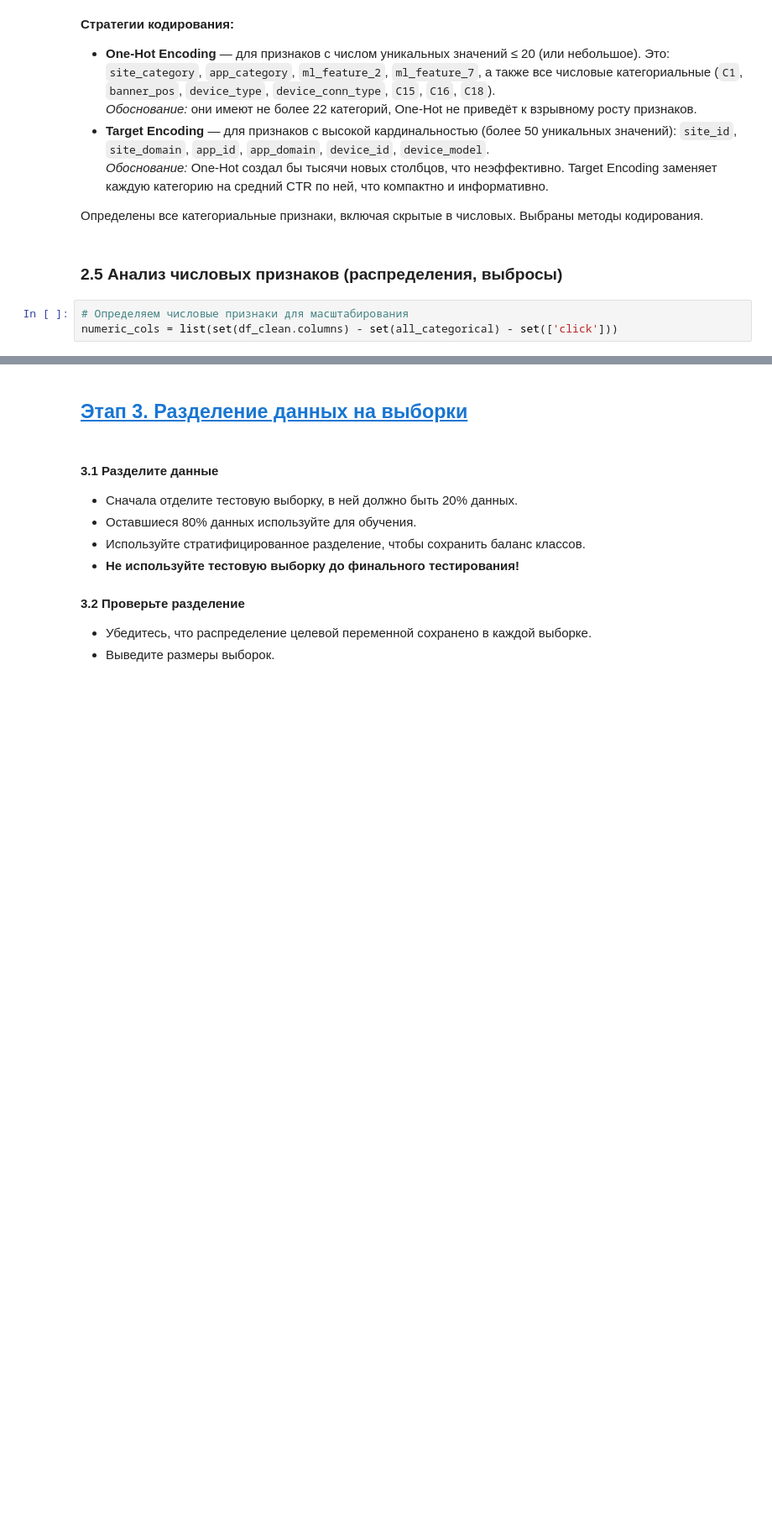
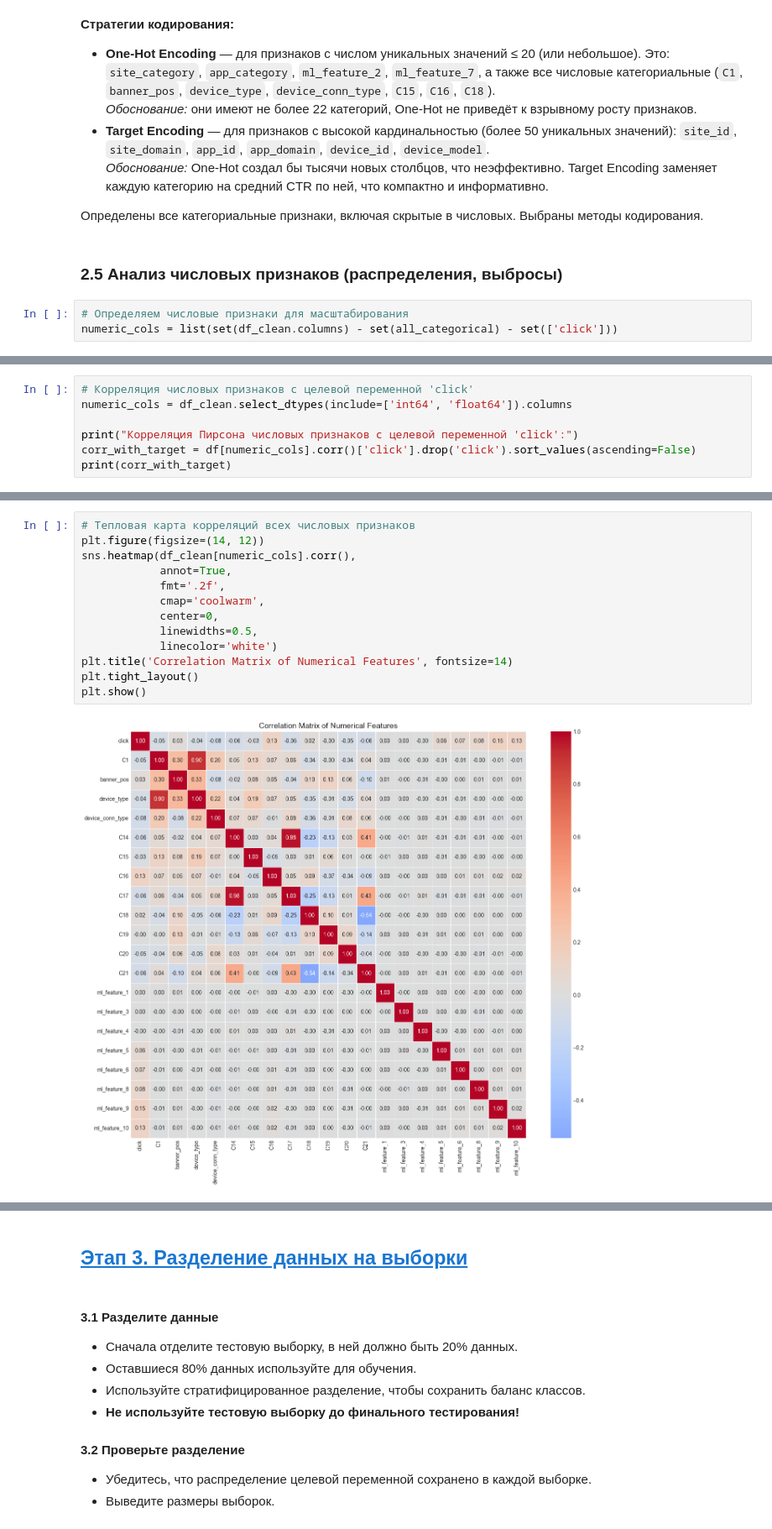
Before and after one commit to MEYakunin/Sprint12_CTR_prediction, a Jupyter notebook: Sprint12_CTR prediction.ipynb, the cells around one changed output, grey strips where cells are left out. Shown at 84% size. Drawn from its saved outputs; the diff is of its cells as text; blank space fills up the shorter version.

```diff
--- a/Sprint12_CTR prediction.ipynb
+++ b/Sprint12_CTR prediction.ipynb
@@ -365,0 +371,7 @@ ml_feature_10: 352 выбросов (0.70%)
+# %%
+# Корреляция числовых признаков с целевой переменной 'click'
+numeric_cols = df_clean.select_dtypes(include=['int64', 'float64']).columns
+
+print("Корреляция Пирсона числовых признаков с целевой переменной 'click':")
+corr_with_target = df[numeric_cols].corr()['click'].drop('click').sort_values(ascending=False)
+print(corr_with_target)
@@ -365,0 +396,15 @@ ml_feature_10: 352 выбросов (0.70%)
+# %%
+# Тепловая карта корреляций всех числовых признаков
+plt.figure(figsize=(14, 12))
+sns.heatmap(df_clean[numeric_cols].corr(),
+            annot=True,
+            fmt='.2f',
+            cmap='coolwarm',
+            center=0,
+            linewidths=0.5,
+            linecolor='white')
+plt.title('Correlation Matrix of Numerical Features', fontsize=14)
+plt.tight_layout()
+plt.show()
+# %% [output]
+[figure, added]
```
Also changed, not shown: parts of 12 cells of this notebook.
